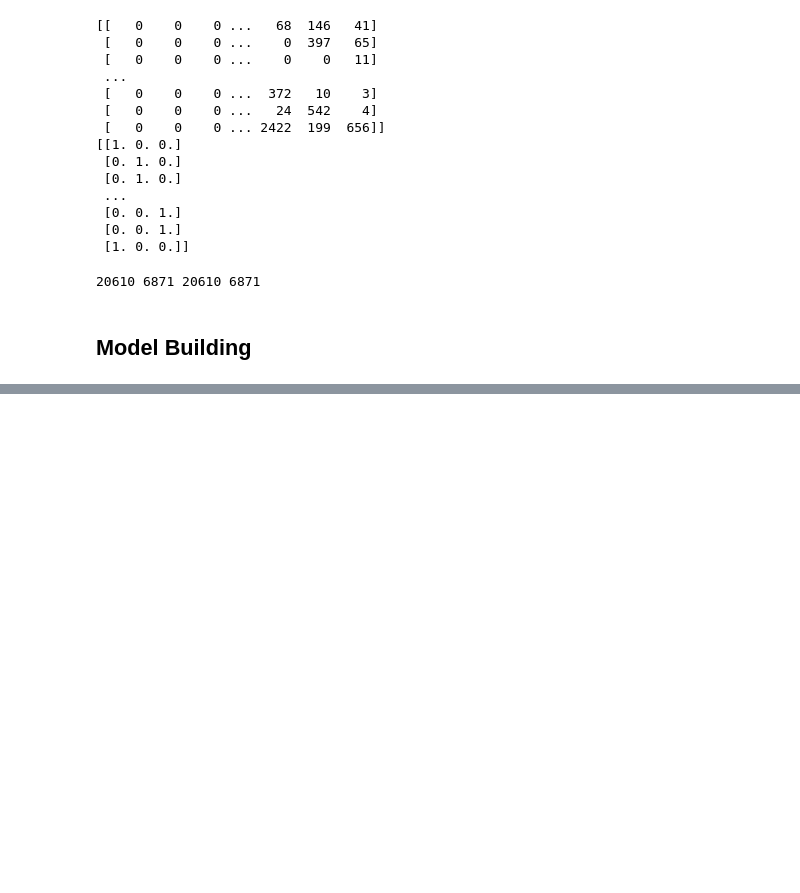
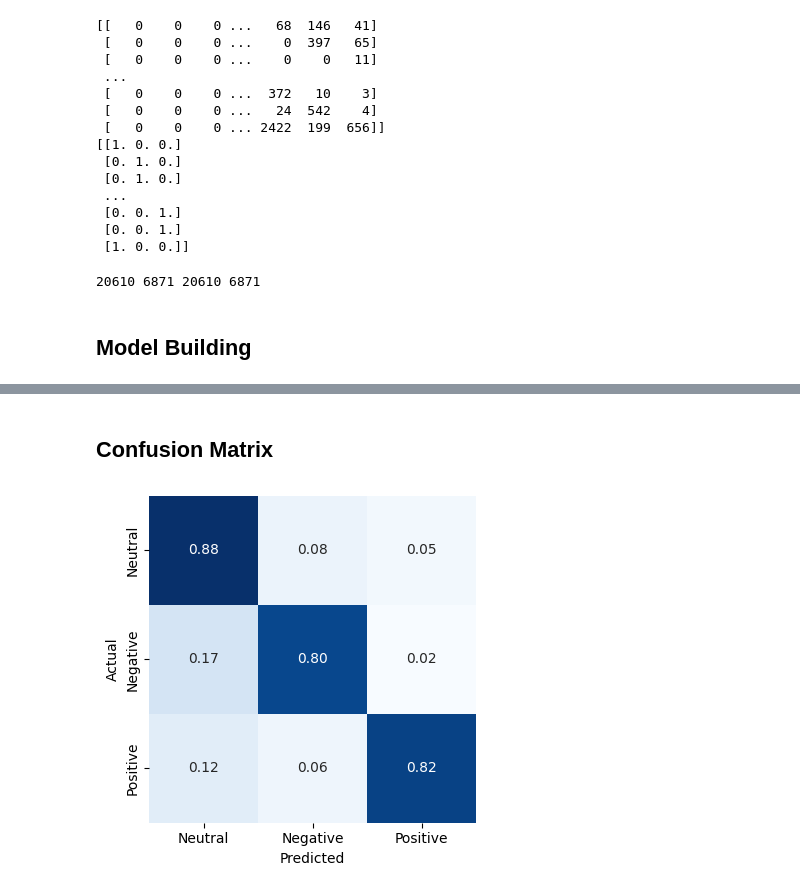
Before and after one commit to asishjose/NLP, a Jupyter notebook: 3_Advanced_NLP_Applications/007_Sentiement_analysis_with_DL.ipynb, the cells around one changed output, grey strips where cells are left out. Drawn from its saved outputs; the diff is of its cells as text; code cells hidden in the pictures; blank space fills up the shorter version.

Commit message:
trained bidirectional LSTM model and inference generated

```diff
--- a/3_Advanced_NLP_Applications/007_Sentiement_analysis_with_DL.ipynb
+++ b/3_Advanced_NLP_Applications/007_Sentiement_analysis_with_DL.ipynb
@@ -253,0 +295,2 @@ checkpoint2 = ModelCheckpoint("best_model2.hdf5",
+# %%
+best_model = keras.models.load_model("best_model2.keras")
@@ -253,0 +306,2 @@ checkpoint2 = ModelCheckpoint("best_model2.hdf5",
+# %%
+predictions = best_model.predict(X_test)
@@ -253,0 +310,34 @@ checkpoint2 = ModelCheckpoint("best_model2.hdf5",
+# %% [markdown]
+## Confusion Matrix
+# %%
+from sklearn.metrics import confusion_matrix
+matrix = confusion_matrix(y_test.argmax(axis=1), np.around(predictions, decimals=0).argmax(axis=1))
+# %%
+import seaborn as sns
+import matplotlib.pyplot as plt
+
+conf_matrix = pd.DataFrame(
+    matrix,
+    index=['Neutral','Negative','Positive'],
+    columns=['Neutral','Negative','Positive']
+)
+
+# Normalize
+conf_matrix = conf_matrix.astype(float) / conf_matrix.sum(axis=1).to_numpy()[:, np.newaxis]
+
+plt.figure(figsize=(4,4))  # reduced size
+sns.heatmap(
+    conf_matrix,
+    annot=True,
+    fmt=".2f",
+    cmap="Blues",
+    annot_kws={"size":10},  # smaller text
+    cbar=False
+)
+
+plt.xlabel("Predicted")
+plt.ylabel("Actual")
+plt.tight_layout()
+plt.show()
+# %% [output]
+[figure, added]
```
Also changed, not shown: parts of 14 cells of this notebook.
